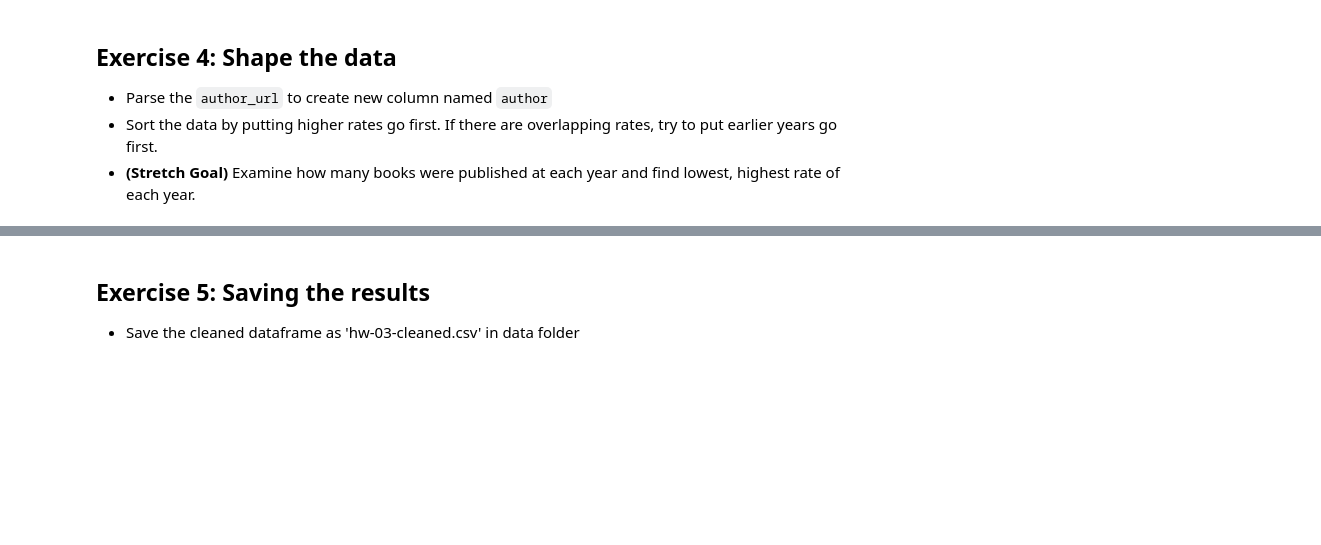
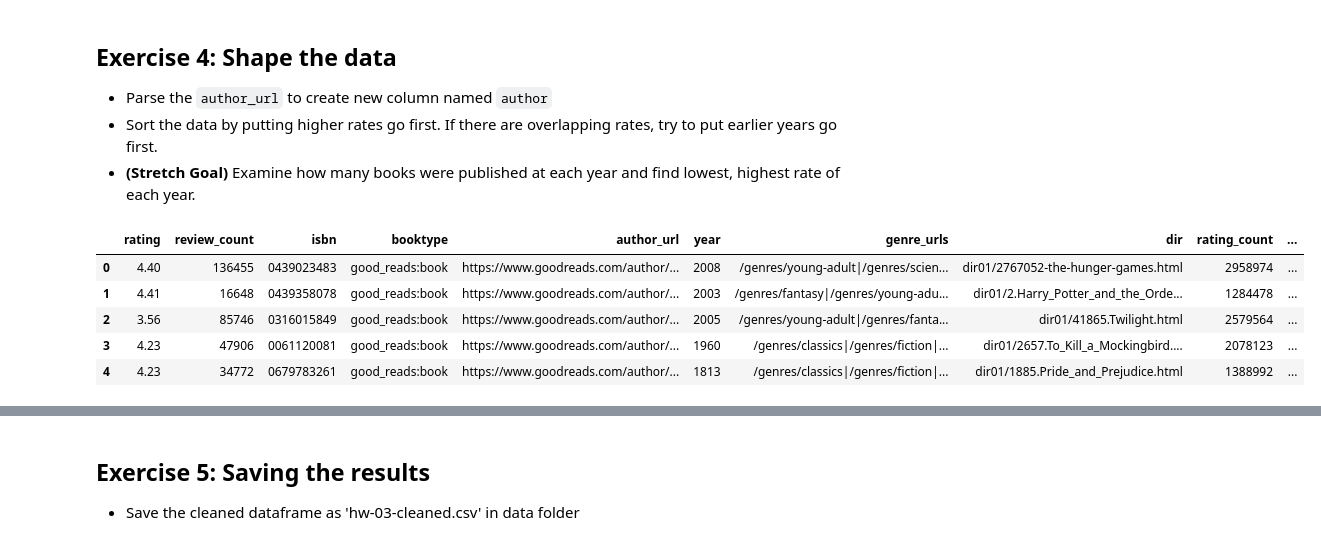
Before and after one commit to mannan272/data1, a Jupyter notebook: lab-02/Assignment 3.ipynb, the cells around one changed output, grey strips where cells are left out. Cells and saved outputs as stored; diff of their text form; code cells hidden in the pictures; blank space fills up the shorter version.

```diff
--- a/lab-02/Assignment 3.ipynb
+++ b/lab-02/Assignment 3.ipynb
@@ -206,0 +207,18 @@ memory usage: 457.1+ KB
+# %%
+def extract_name(url):
+
+    name = url.split('/')[-1].split('.')[1:][0]
+    name = name.replace('_', ' ')
+
+    return name
+
+df_clean['author'] = df_clean.author_url.map(extract_name)
+
+df_clean.head()
+# %% [output]
+|  | rating | review_count | isbn | booktype | author_url | year | genre_urls | dir | rating_count | ... |
+| 0 | 4.40 | 136455 | 0439023483 | good_reads:book | https://www.goodreads.com/author/... | 2008 | /genres/young-adult|/genres/scien... | dir01/2767052-the-hunger-games.html | 2958974 | ... |
+| 1 | 4.41 | 16648 | 0439358078 | good_reads:book | https://www.goodreads.com/author/... | 2003 | /genres/fantasy|/genres/young-adu... | dir01/2.Harry_Potter_and_the_Orde... | 1284478 | ... |
+| 2 | 3.56 | 85746 | 0316015849 | good_reads:book | https://www.goodreads.com/author/... | 2005 | /genres/young-adult|/genres/fanta... | dir01/41865.Twilight.html | 2579564 | ... |
+| 3 | 4.23 | 47906 | 0061120081 | good_reads:book | https://www.goodreads.com/author/... | 1960 | /genres/classics|/genres/fiction|... | dir01/2657.To_Kill_a_Mockingbird.... | 2078123 | ... |
+| 4 | 4.23 | 34772 | 0679783261 | good_reads:book | https://www.goodreads.com/author/... | 1813 | /genres/classics|/genres/fiction|... | dir01/1885.Pride_and_Prejudice.html | 1388992 | ... |
```
Also changed, not shown: parts of 17 cells of this notebook, 3 other files.
